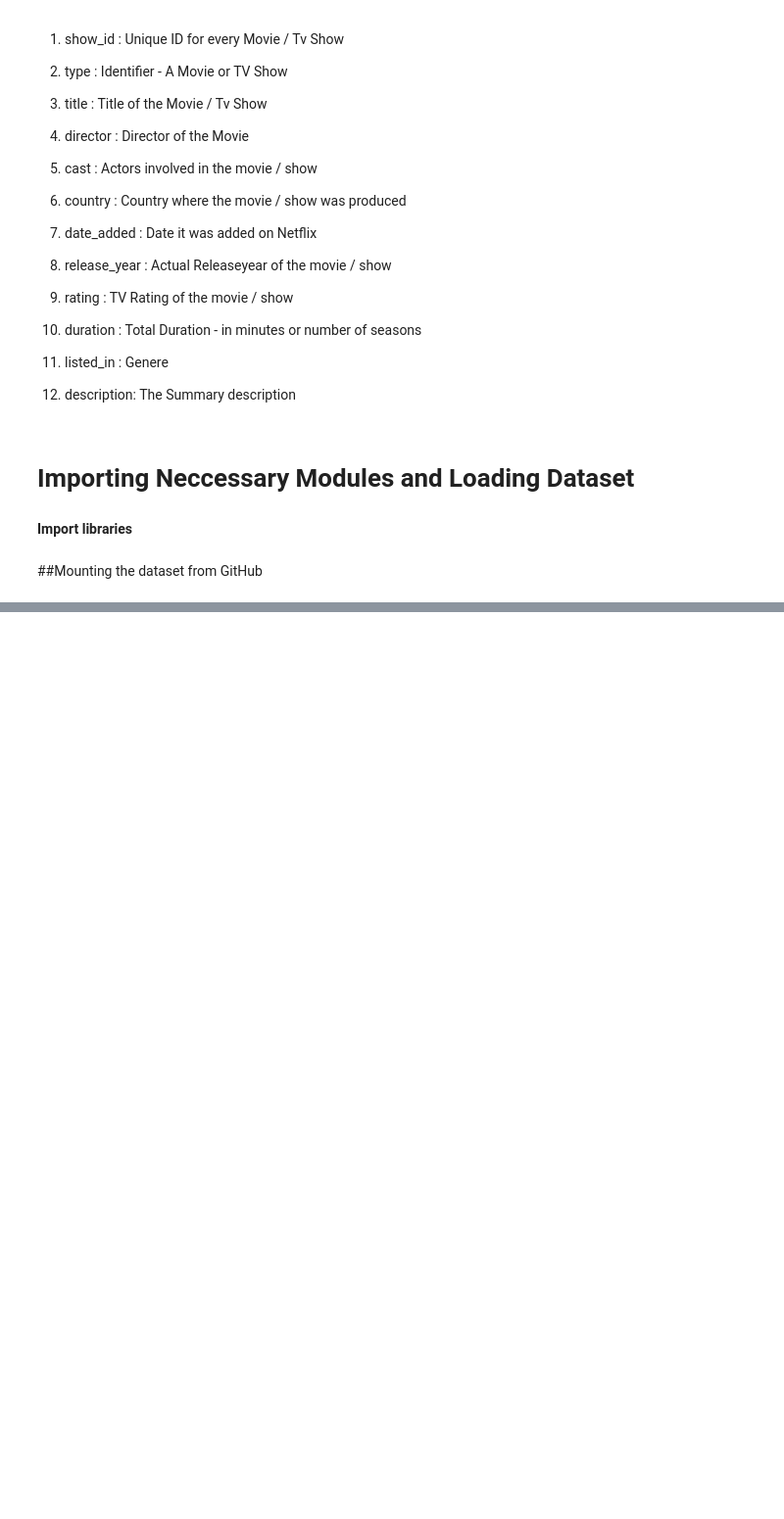
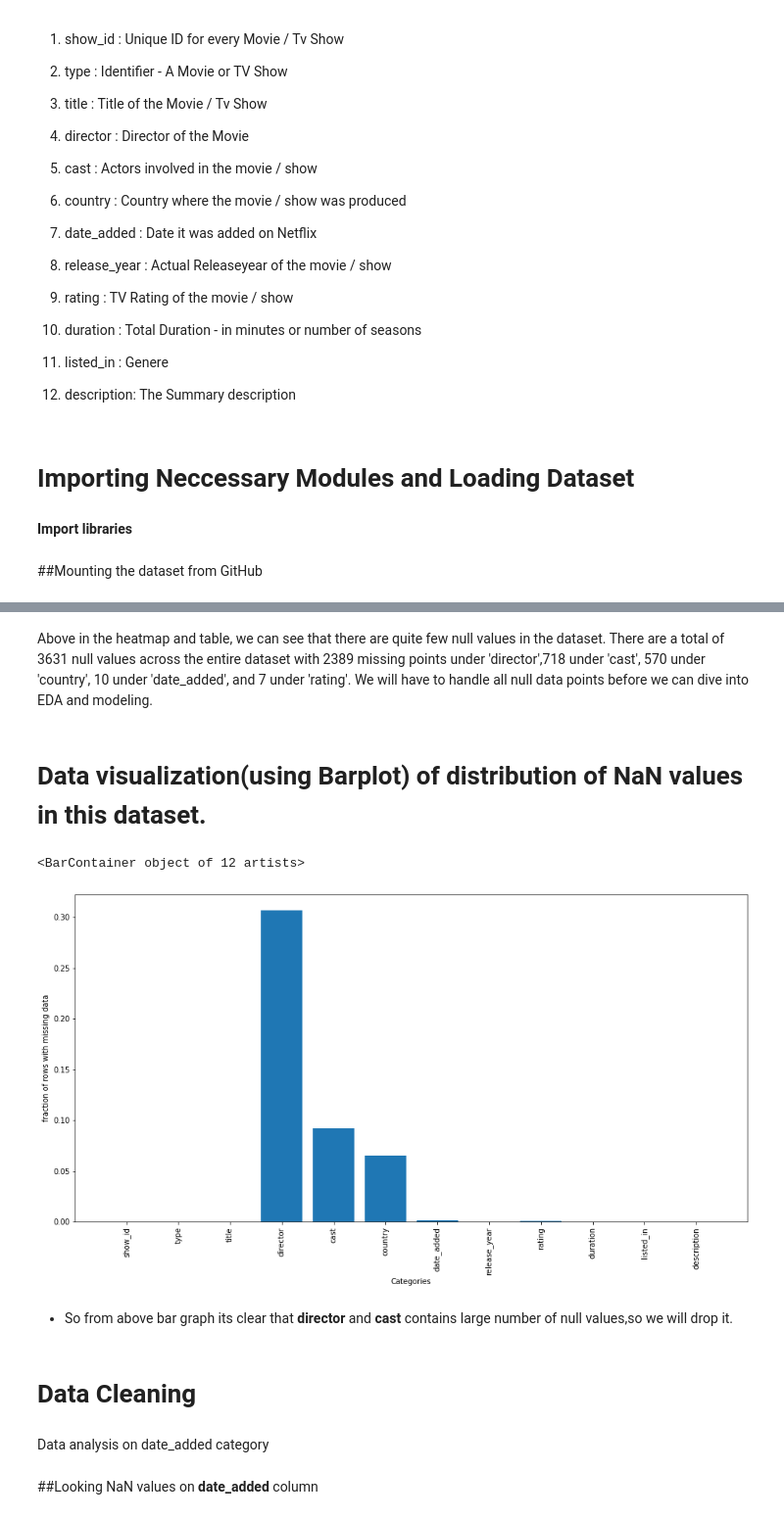
Before and after one commit to VrushankAmare/Netflix-Movies-and-TV-Shows-Clustering, a Jupyter notebook: NETFLIX_MOVIES_AND_TV_SHOWS_CLUSTERING.ipynb, the cells around one changed output, grey strips where cells are left out. Shown: that part at 98% size. Drawn from its saved outputs; the diff is of its cells as text; code cells hidden in the pictures; blank space fills up the shorter version.

```diff
--- a/NETFLIX_MOVIES_AND_TV_SHOWS_CLUSTERING.ipynb
+++ b/NETFLIX_MOVIES_AND_TV_SHOWS_CLUSTERING.ipynb
@@ -122,0 +304,19 @@ HTTPError: ignored
+# %% [markdown]
+Above in the heatmap and table, we can see that there are quite few null values in the dataset. There are a total of 3631 null values across the entire dataset with 2389 missing points under 'director',718 under 'cast', 570 under 'country', 10 under 'date_added', and 7 under 'rating'. We will have to handle all null data points before we can dive into EDA and modeling.
+# %% [markdown]
+# **Data visualization(using Barplot) of distribution of NaN values in this dataset.**
+# %%
+# null values distribution
+null_counts = Netflix_df.isnull().sum()/len(Netflix_df)
+plt.figure(figsize=(16,8))
+plt.xticks(np.arange(len(null_counts)),null_counts.index,rotation='vertical')
+plt.ylabel('fraction of rows with missing data')
+plt.xlabel('Categories')
+plt.bar(np.arange(len(null_counts)),null_counts)
+# %% [output]
+<BarContainer object of 12 artists>
+[figure, added]
+# %% [markdown]
+* So from above bar graph its clear that **director** and **cast** contains large number of null values,so we will drop it.
+# %% [markdown]
+# **Data Cleaning**
@@ -122,0 +326,4 @@ HTTPError: ignored
+# %% [markdown]
+Data analysis on date_added category
+# %% [markdown]
+##Looking NaN values on **date_added** column
```
Also changed, not shown: parts of 37 cells of this notebook.
